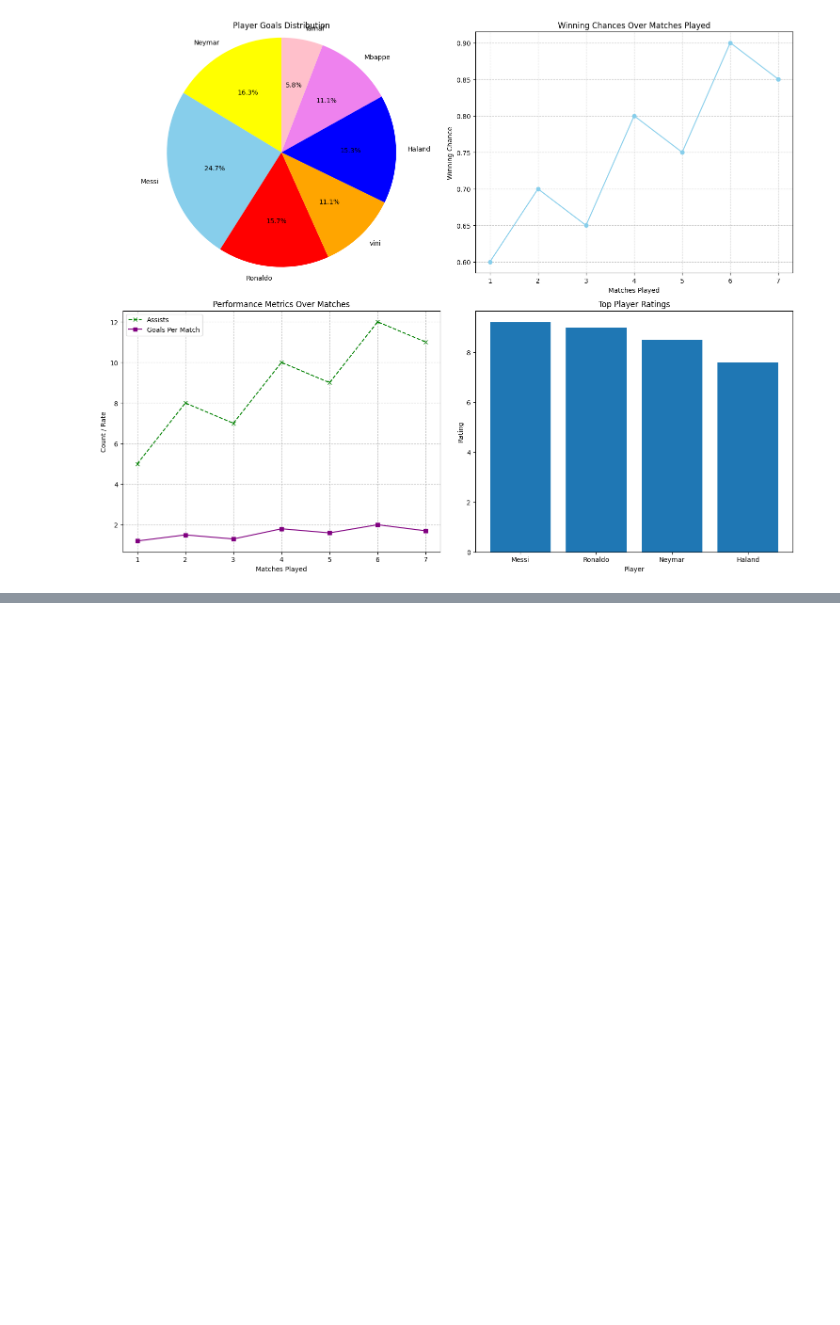
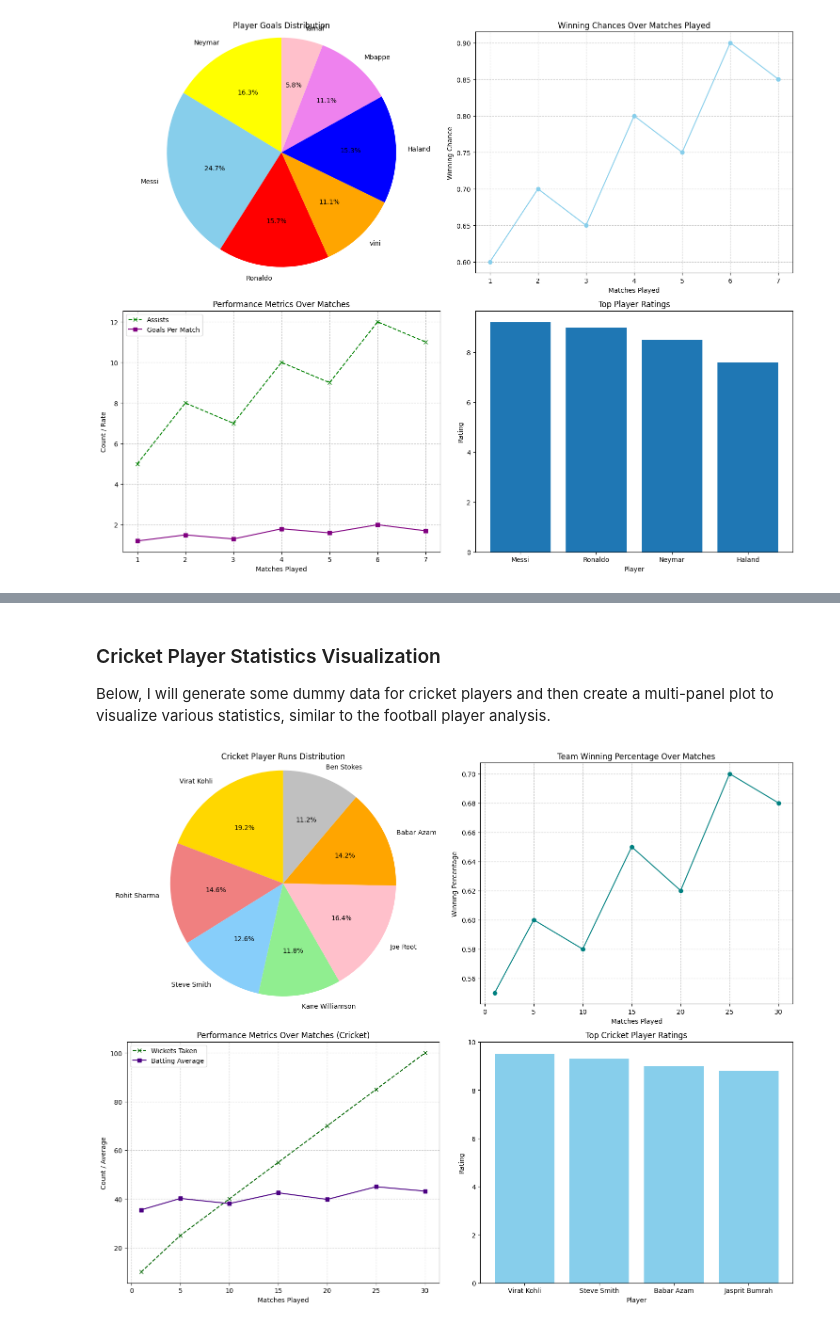
Before and after one commit to Deepanshu-yt/python, a Jupyter notebook: Day11.ipynb, the cells around one changed output, grey strips where cells are left out. Drawn from its saved outputs; the diff is of its cells as text; code cells hidden in the pictures; blank space fills up the shorter version.

```diff
--- a/Day11.ipynb
+++ b/Day11.ipynb
@@ -300,0 +360,61 @@ plt.show()
+# %% [markdown]
+### Cricket Player Statistics Visualization
+
+Below, I will generate some dummy data for cricket players and then create a multi-panel plot to visualize various statistics, similar to the football player analysis.
+# %%
+# --- Dummy Data for Cricket Statistics ---
+
+# Data for Pie Chart (Player Runs)
+cricket_players = ['Virat Kohli', 'Rohit Sharma', 'Steve Smith', 'Kane Williamson', 'Joe Root', 'Babar Azam', 'Ben Stokes']
+runs_scored = [12898, 9825, 8479, 7921, 11000, 9500, 7500] # Example runs in ODI/Test combined
+
+# Data for Line Chart 1 (Team Winning Percentage Over Matches)
+matches_played_cricket = [1, 5, 10, 15, 20, 25, 30]
+winning_percentage = [0.55, 0.60, 0.58, 0.65, 0.62, 0.70, 0.68] # Example team winning percentage
+
+# Data for Multi-Line Chart (Matches vs Wickets & Batting Average)
+wicket_taken = [10, 25, 40, 55, 70, 85, 100] # Example wickets taken by a bowler
+batting_average = [35.5, 40.2, 38.1, 42.5, 39.8, 45.0, 43.2] # Example player batting average
+
+# Data for Bar Chart (Top Player Ratings in Cricket)
+top_cricket_players = ['Virat Kohli', 'Steve Smith', 'Babar Azam', 'Jasprit Bumrah']
+cricket_ratings = [9.5, 9.3, 9.0, 8.8]
+# %%
+import matplotlib.pyplot as plt
+
+# Create a figure with a 2x2 grid of subplots
+fig_cricket, axes_cricket = plt.subplots(2, 2, figsize=(15, 12)) # Adjust figsize for better layout
+
+# Subplot 1 (Top-Left): Pie Chart for Player Runs
+axes_cricket[0, 0].pie(runs_scored, labels=cricket_players, autopct='%1.1f%%', startangle=90, colors=['gold', 'lightcoral', 'lightskyblue', 'lightgreen', 'pink', 'orange', 'silver'])
+axes_cricket[0, 0].set_title('Cricket Player Runs Distribution')
+axes_cricket[0, 0].axis('equal') # Equal aspect ratio ensures that pie is drawn as a circle.
+
+# Subplot 2 (Top-Right): Line Chart for Team Winning Percentage
+axes_cricket[0, 1].plot(matches_played_cricket, winning_percentage, marker='o', linestyle='-', color='teal')
+axes_cricket[0, 1].set_title('Team Winning Percentage Over Matches')
+axes_cricket[0, 1].set_xlabel('Matches Played')
+axes_cricket[0, 1].set_ylabel('Winning Percentage')
+axes_cricket[0, 1].grid(True, linestyle='--', alpha=0.7)
+
+# Subplot 3 (Bottom-Left): Multi-Line Chart for Matches vs Wickets & Batting Average
+axes_cricket[1, 0].plot(matches_played_cricket, wicket_taken, marker='x', linestyle='--', color='darkgreen', label='Wickets Taken')
+axes_cricket[1, 0].plot(matches_played_cricket, batting_average, marker='s', linestyle='-', color='indigo', label='Batting Average')
+axes_cricket[1, 0].set_title('Performance Metrics Over Matches (Cricket)')
+axes_cricket[1, 0].set_xlabel('Matches Played')
+axes_cricket[1, 0].set_ylabel('Count / Average')
+axes_cricket[1, 0].legend()
+axes_cricket[1, 0].grid(True, linestyle='--', alpha=0.7)
+
+# Subplot 4 (Bottom-Right): Bar Chart for Top Cricket Player Ratings
+axes_cricket[1, 1].bar(top_cricket_players, cricket_ratings, color='skyblue')
+axes_cricket[1, 1].set_title('Top Cricket Player Ratings')
+axes_cricket[1, 1].set_xlabel('Player')
+axes_cricket[1, 1].set_ylabel('Rating')
+axes_cricket[1, 1].set_ylim(0, 10) # Assuming ratings are out of 10
+
+# Adjust layout to prevent overlapping titles/labels
+plt.tight_layout()
+plt.show()
+# %% [output]
+[figure, added]
```
Also changed, not shown: parts of 1 cell of this notebook.
